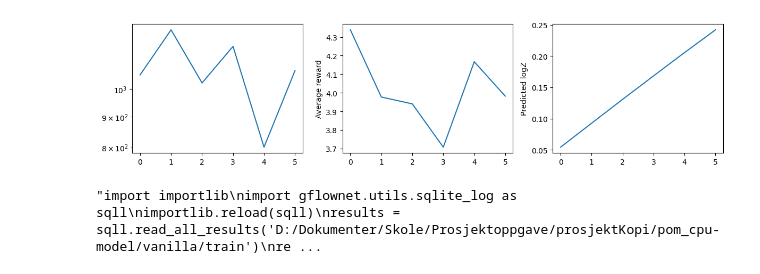
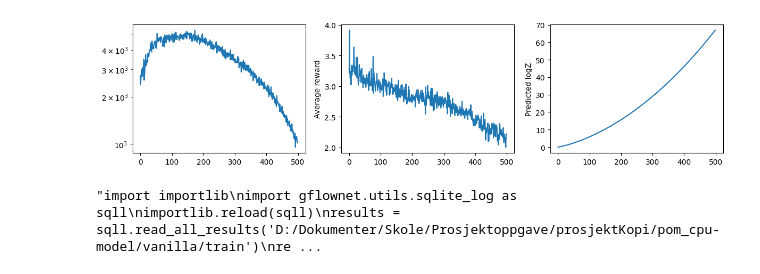
Before and after one commit to paul673/GFN-Odor-Calculations, a Jupyter notebook: vanillinanalysis.ipynb, the cells around one changed output. Cells and saved outputs as stored; diff of their text form; code cells hidden in the pictures.

```diff
--- a/vanillinanalysis.ipynb
+++ b/vanillinanalysis.ipynb
@@ -1,23 +1,23 @@
 # %%
 from gflownet.config import init_empty, Config
 cfg = init_empty(Config())
 from tensorboard.backend.event_processing import event_accumulator
-cfg.log_dir = 'vanilla2'
+cfg.log_dir = 'vanilla3'
 ea = event_accumulator.EventAccumulator(cfg.log_dir)
 ea.Reload()
 
 import matplotlib.pyplot as pp
 f, ax = pp.subplots(1, 3, figsize=(4*3,3))
 ax[0].plot([i.value for i in ea.Scalars('train_loss')])
 ax[0].set_yscale('log')
 ax[1].set_ylabel('TB loss')
 ax[1].plot([i.value for i in ea.Scalars('train_sampled_reward_avg')])
 ax[1].set_ylabel('Average reward')
 ax[2].plot([i.value for i in ea.Scalars('train_logZ')])
 ax[2].set_ylabel('Predicted logZ')
 pp.tight_layout()
 # %% [output]
-[figure, old version]
+[figure, new version]
 # %%
 """import importlib
 import gflownet.utils.sqlite_log as sqll
```
Also changed, not shown: parts of 11 cells of this notebook, 7 other files.
